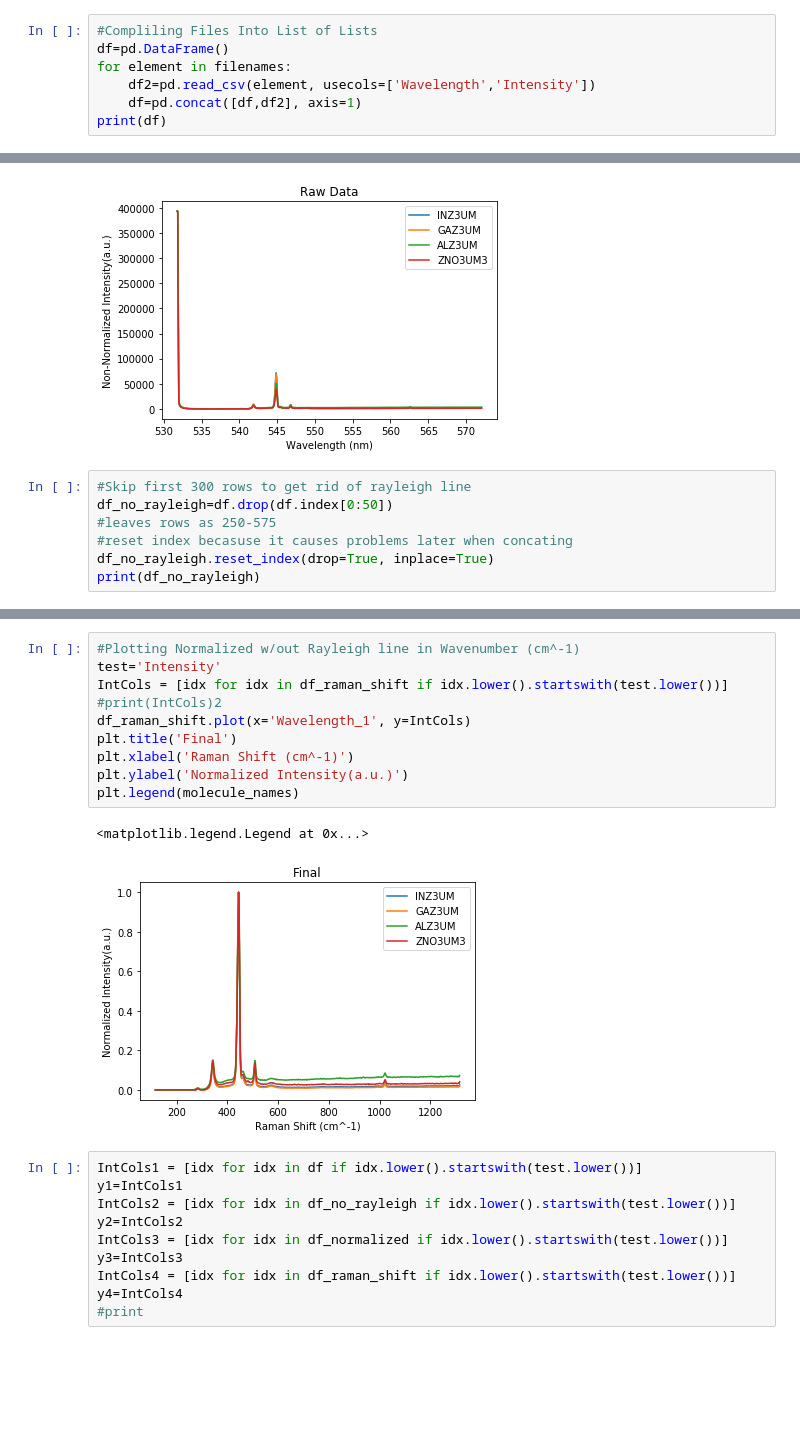
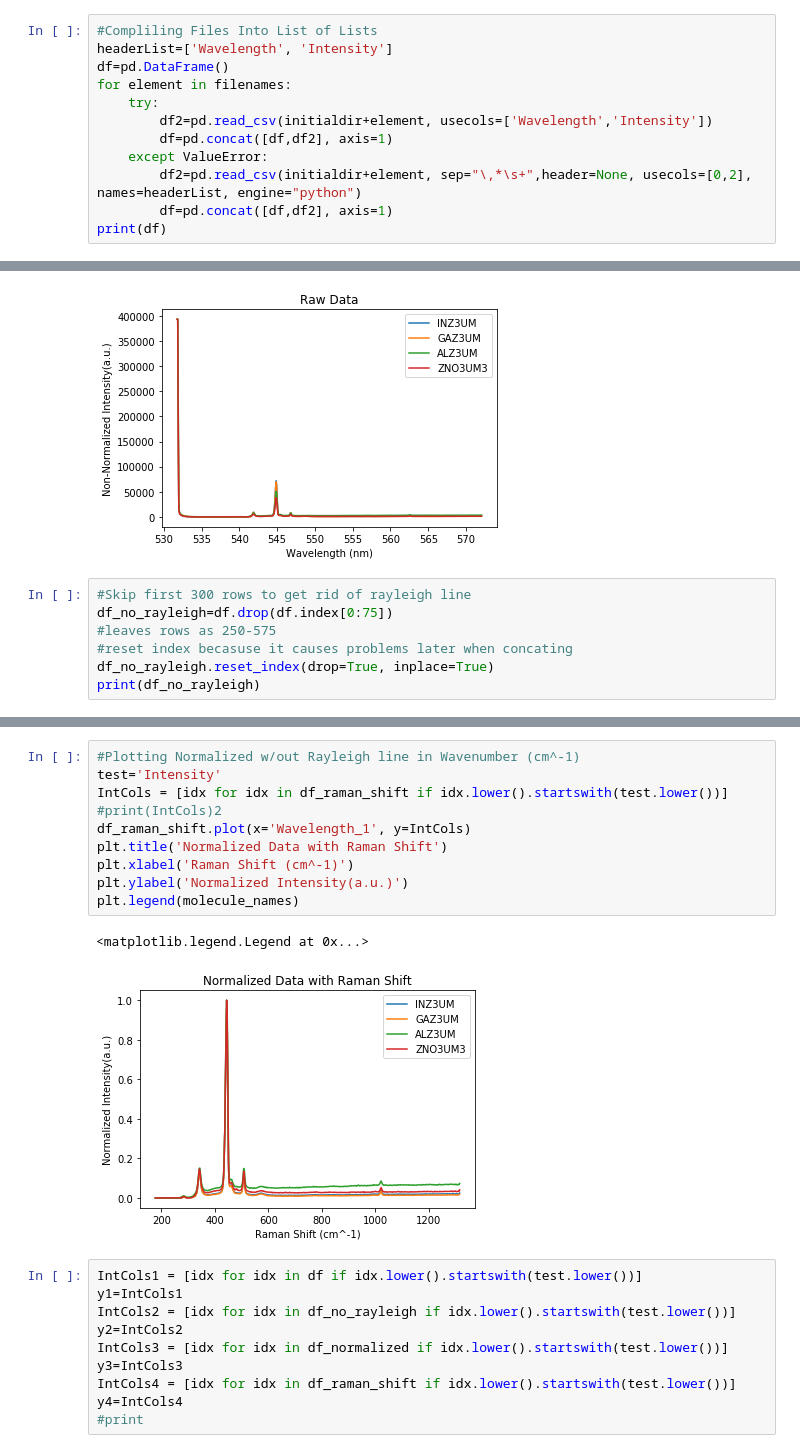
Before and after one commit to Jasonk0401/Project-2, a Jupyter notebook: Streamline.ipynb, the cells around one changed output, grey strips where cells are left out. Saved outputs shown, nothing was run; the diff lists cells and outputs as text; blank space fills up the shorter version.

```diff
--- a/Streamline.ipynb
+++ b/Streamline.ipynb
@@ -42,9 +48,14 @@ print(molecule_names)
 # %%
 #Compliling Files Into List of Lists
+headerList=['Wavelength', 'Intensity']
 df=pd.DataFrame()
 for element in filenames:
-    df2=pd.read_csv(element, usecols=['Wavelength','Intensity'])
-    df=pd.concat([df,df2], axis=1)
+    try:
+        df2=pd.read_csv(initialdir+element, usecols=['Wavelength','Intensity'])
+        df=pd.concat([df,df2], axis=1)
+    except ValueError:
+        df2=pd.read_csv(initialdir+element, sep="\,*\s+",header=None, usecols=[0,2], names=headerList, engine="python")
+        df=pd.concat([df,df2], axis=1)
 print(df)
 # %% [output]
      Wavelength  Intensity  Wavelength  Intensity  Wavelength  Intensity  \
@@ -118,7 +129,7 @@ plt.legend(molecule_names)
 [figure]
 # %%
 #Skip first 300 rows to get rid of rayleigh line
-df_no_rayleigh=df.drop(df.index[0:50])
+df_no_rayleigh=df.drop(df.index[0:75])
 #leaves rows as 250-575
 #reset index becasuse it causes problems later when concating
 df_no_rayleigh.reset_index(drop=True, inplace=True)
@@ -241,16 +252,16 @@ print(df_raman_shift)
 # %%
 #Plotting Normalized w/out Rayleigh line in Wavenumber (cm^-1)
 test='Intensity'
 IntCols = [idx for idx in df_raman_shift if idx.lower().startswith(test.lower())]
 #print(IntCols)2
 df_raman_shift.plot(x='Wavelength_1', y=IntCols)
-plt.title('Final')
+plt.title('Normalized Data with Raman Shift')
 plt.xlabel('Raman Shift (cm^-1)')
 plt.ylabel('Normalized Intensity(a.u.)')
 plt.legend(molecule_names)
 # %% [output]
 <matplotlib.legend.Legend at 0x...>
-[figure, old version]
+[figure, new version]
 # %%
 IntCols1 = [idx for idx in df if idx.lower().startswith(test.lower())]
 y1=IntCols1
```
Also changed, not shown: parts of 24 cells of this notebook.
